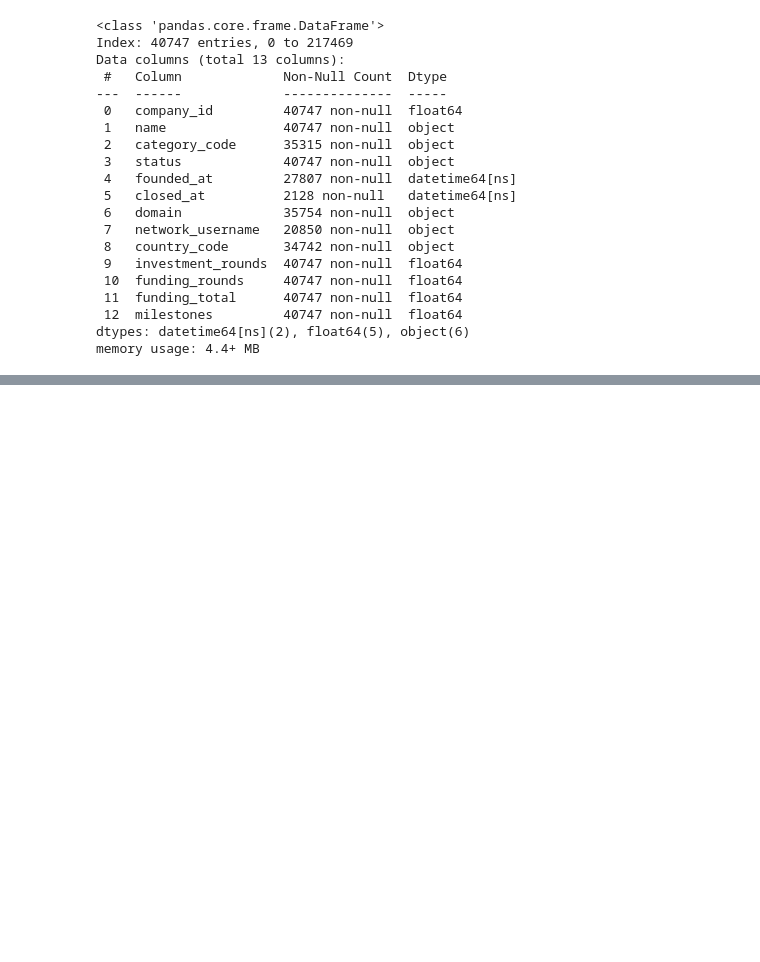
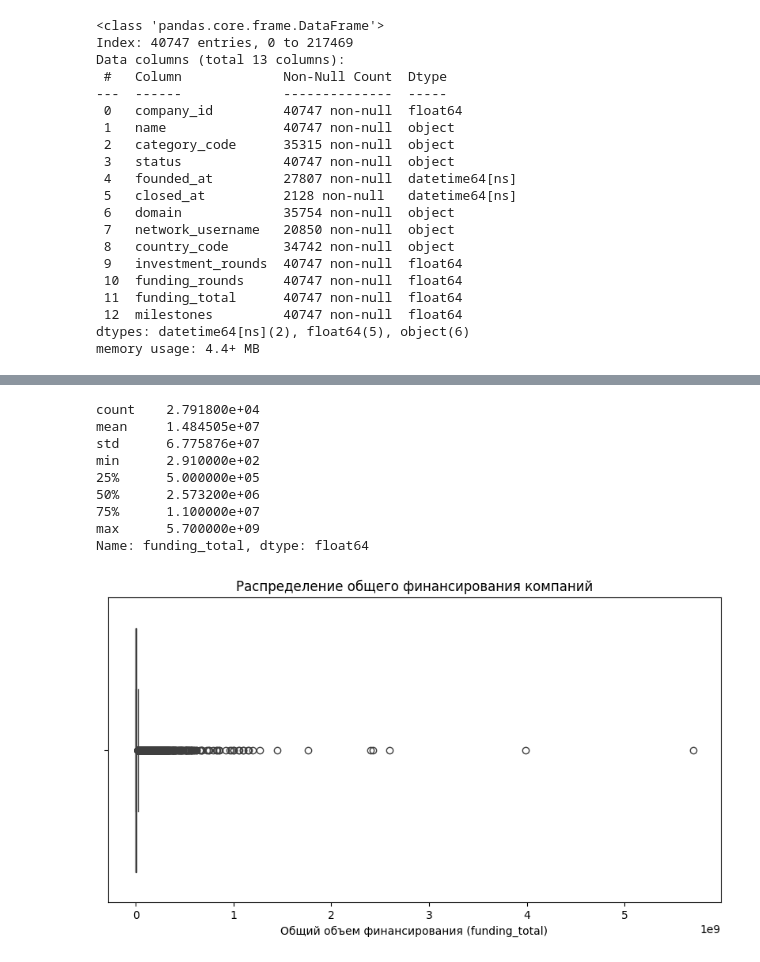
Before and after one commit to PsychoCoderrr/YPracticumProjects, a Jupyter notebook: FinalPythonProjectVer3.ipynb, the cells around one changed output, grey strips where cells are left out. Saved outputs shown, nothing was run; the diff lists cells and outputs as text; code cells hidden in the pictures; blank space fills up the shorter version.

```diff
--- a/FinalPythonProjectVer3.ipynb
+++ b/FinalPythonProjectVer3.ipynb
@@ -894,0 +911,20 @@ df_final_merged.head()
+# %%
+df_filtered_funding_total = df_final_merged[df_final_merged['funding_total'] > 0]
+print(df_filtered_funding_total['funding_total'].describe())
+
+plt.figure(figsize=(10, 5))
+sns.boxplot(x=df_filtered_funding_total['funding_total'])
+plt.xlabel("Общий объем финансирования (funding_total)")
+plt.title("Распределение общего финансирования компаний")
+plt.show()
+# %% [output]
+count    2.791800e+04
+mean     1.484505e+07
+std      6.775876e+07
+min      2.910000e+02
+25%      5.000000e+05
+50%      2.573200e+06
+75%      1.100000e+07
+max      5.700000e+09
+Name: funding_total, dtype: float64
+[figure, added]
```
Also changed, not shown: parts of 8 cells of this notebook.
